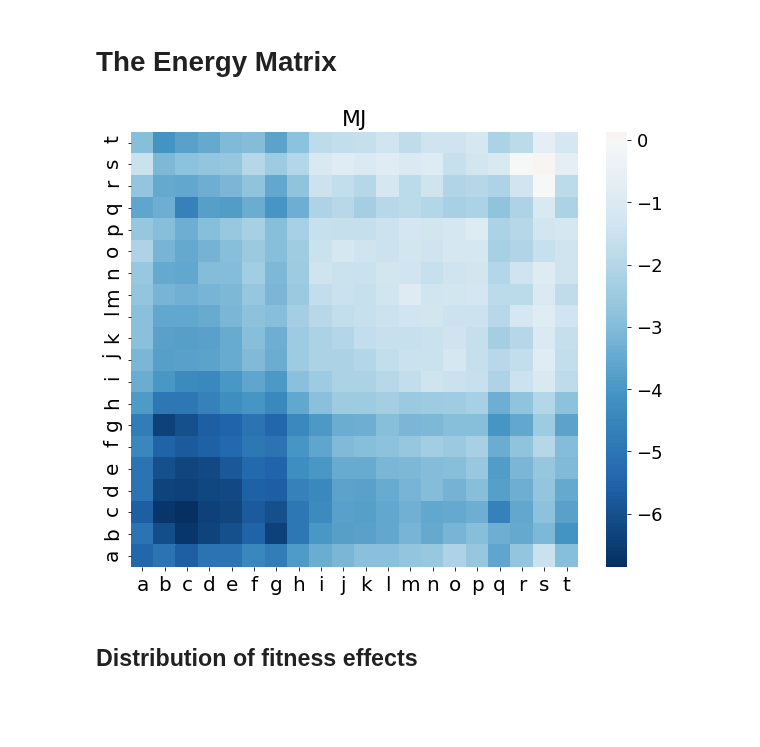
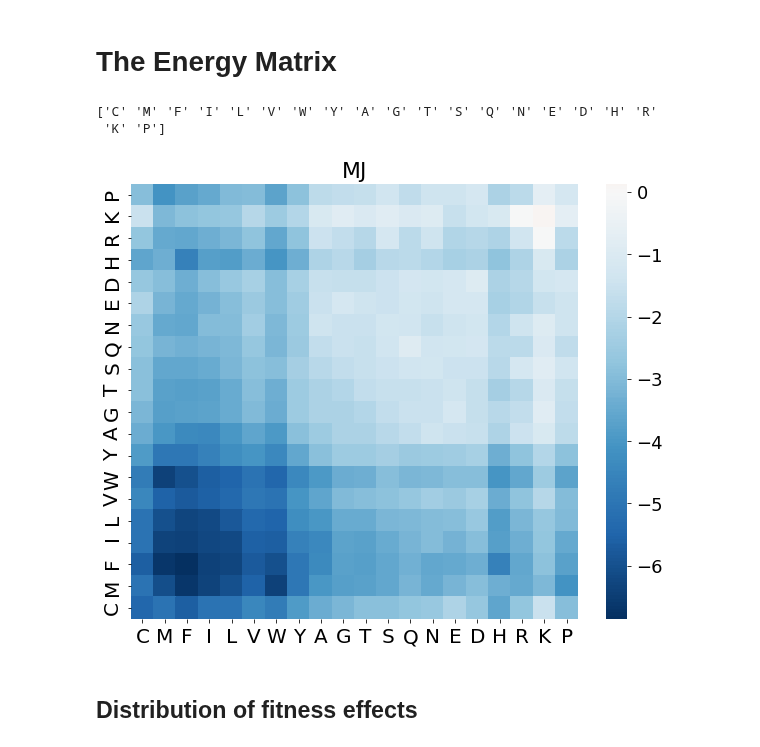
Before and after one commit to betoto008/Affinity_maturation, a Jupyter notebook: Jupyter_Notebooks/Shape_Space.ipynb, the cells around one changed output. Saved outputs shown, nothing was run; the diff lists cells and outputs as text; code cells hidden in the pictures; blank space fills up the shorter version.

```diff
--- a/Jupyter_Notebooks/Shape_Space.ipynb
+++ b/Jupyter_Notebooks/Shape_Space.ipynb
@@ -34,12 +34,16 @@ Autosaving every 60 seconds
 # %% [markdown]
 # The Energy Matrix
 # %%
-M2 = np.loadtxt('../../../../Dropbox/Research/Evolution_Immune_System/Text_files/MJ2.txt', skiprows= 1, usecols=range(1,21)).tolist()
+M2 = np.loadtxt(Text_files_path + 'MJ2.txt', skiprows= 1, usecols=range(1,21)).tolist()
 Alphabet = ['a', 'b', 'c', 'd', 'e', 'f', 'g', 'h', 'i', 'j', 'k', 'l', 'm', 'n', 'o', 'p', 'q', 'r', 's', 't']
+Alphabet = np.loadtxt(Text_files_path + 'Alphabet.txt', dtype=bytes, delimiter='\t').astype(str)
+print(Alphabet)
 fig, ax = plt.subplots(figsize=(10,8))
 plot_energy_matrix(Energy_Matrix=M2, Alphabet=Alphabet, title='MJ', ax = ax)
 # %% [output]
+['C' 'M' 'F' 'I' 'L' 'V' 'W' 'Y' 'A' 'G' 'T' 'S' 'Q' 'N' 'E' 'D' 'H' 'R'
+ 'K' 'P']
-[figure, old version]
+[figure, new version]
 # %% [markdown]
 ## Distribution of fitness effects
 # %%
```
Also changed, not shown: 3 other files.
